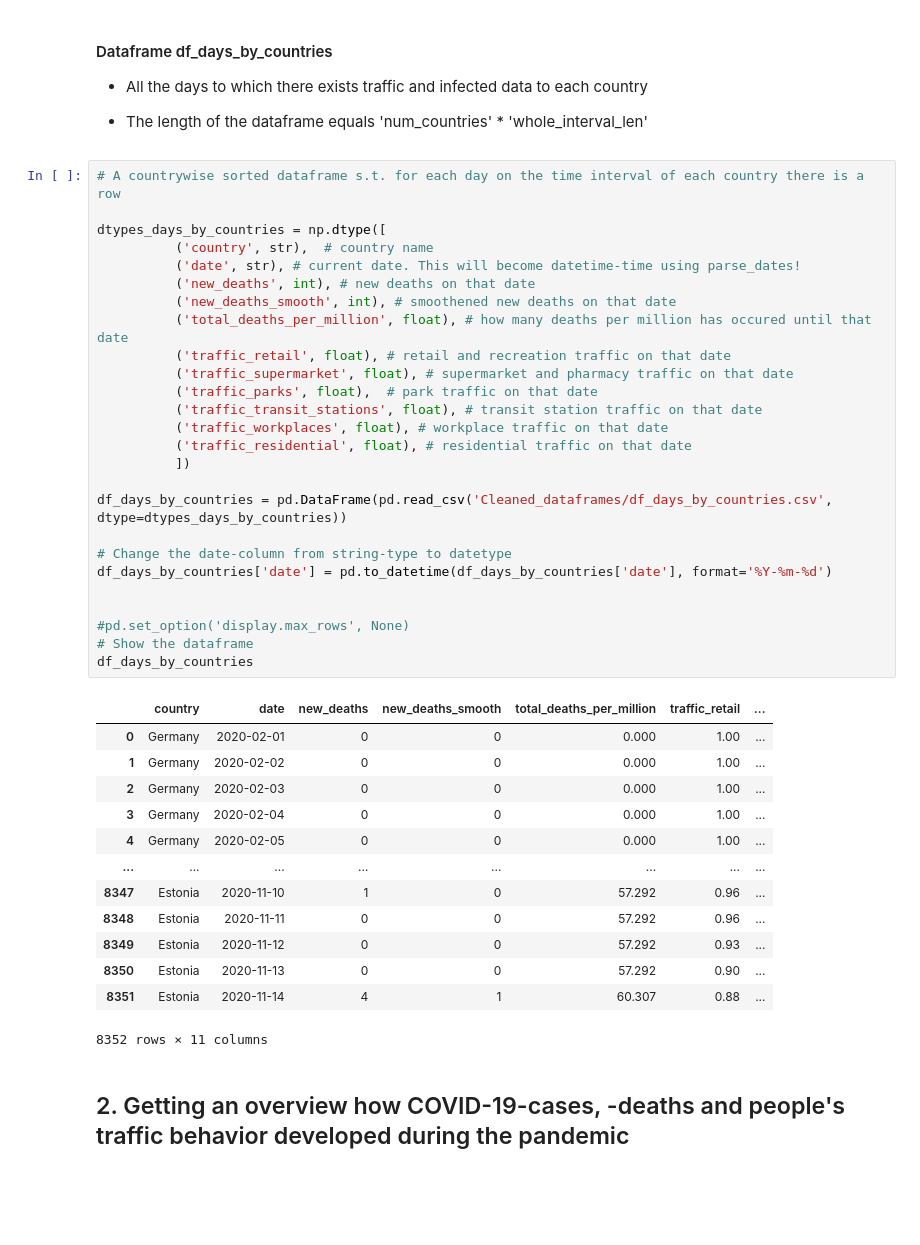
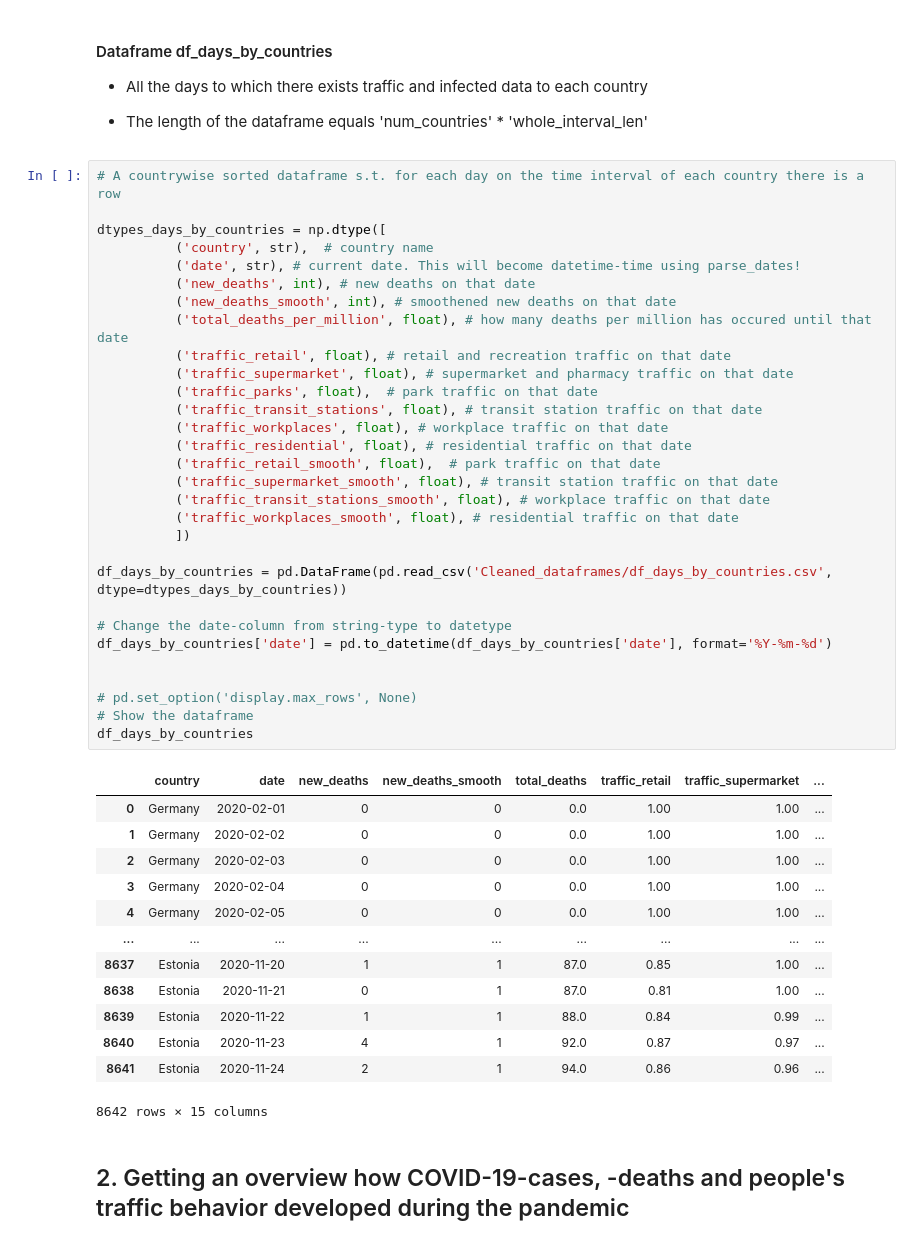
Before and after one commit to tommi-grohn/Corona_Bayesian, a Jupyter notebook: Project_Corona.ipynb, the cells around one changed output. Cells and saved outputs as stored; diff of their text form; blank space fills up the shorter version.

```diff
--- a/Project_Corona.ipynb
+++ b/Project_Corona.ipynb
@@ -196,43 +196,47 @@ df_countries
 # %%
 # A countrywise sorted dataframe s.t. for each day on the time interval of each country there is a row
 
 dtypes_days_by_countries = np.dtype([
           ('country', str),  # country name
           ('date', str), # current date. This will become datetime-time using parse_dates!
           ('new_deaths', int), # new deaths on that date
           ('new_deaths_smooth', int), # smoothened new deaths on that date
           ('total_deaths_per_million', float), # how many deaths per million has occured until that date
           ('traffic_retail', float), # retail and recreation traffic on that date
           ('traffic_supermarket', float), # supermarket and pharmacy traffic on that date
           ('traffic_parks', float),  # park traffic on that date
           ('traffic_transit_stations', float), # transit station traffic on that date
           ('traffic_workplaces', float), # workplace traffic on that date
           ('traffic_residential', float), # residential traffic on that date
+          ('traffic_retail_smooth', float),  # park traffic on that date
+          ('traffic_supermarket_smooth', float), # transit station traffic on that date
+          ('traffic_transit_stations_smooth', float), # workplace traffic on that date
+          ('traffic_workplaces_smooth', float), # residential traffic on that date
           ])
 
 df_days_by_countries = pd.DataFrame(pd.read_csv('Cleaned_dataframes/df_days_by_countries.csv', dtype=dtypes_days_by_countries))
 
 # Change the date-column from string-type to datetype
 df_days_by_countries['date'] = pd.to_datetime(df_days_by_countries['date'], format='%Y-%m-%d')
 
 
-#pd.set_option('display.max_rows', None)
+# pd.set_option('display.max_rows', None)
 # Show the dataframe
 df_days_by_countries
 # %% [output]
-|  | country | date | new_deaths | new_deaths_smooth | total_deaths_per_million | traffic_retail | ... |
-| 0 | Germany | 2020-02-01 | 0 | 0 | 0.000 | 1.00 | ... |
-| 1 | Germany | 2020-02-02 | 0 | 0 | 0.000 | 1.00 | ... |
-| 2 | Germany | 2020-02-03 | 0 | 0 | 0.000 | 1.00 | ... |
-| 3 | Germany | 2020-02-04 | 0 | 0 | 0.000 | 1.00 | ... |
-| 4 | Germany | 2020-02-05 | 0 | 0 | 0.000 | 1.00 | ... |
-| ... | ... | ... | ... | ... | ... | ... | ... |
-| 8347 | Estonia | 2020-11-10 | 1 | 0 | 57.292 | 0.96 | ... |
-| 8348 | Estonia | 2020-11-11 | 0 | 0 | 57.292 | 0.96 | ... |
-| 8349 | Estonia | 2020-11-12 | 0 | 0 | 57.292 | 0.93 | ... |
-| 8350 | Estonia | 2020-11-13 | 0 | 0 | 57.292 | 0.90 | ... |
-| 8351 | Estonia | 2020-11-14 | 4 | 1 | 60.307 | 0.88 | ... |
+|  | country | date | new_deaths | new_deaths_smooth | total_deaths | traffic_retail | traffic_supermarket | ... |
+| 0 | Germany | 2020-02-01 | 0 | 0 | 0.0 | 1.00 | 1.00 | ... |
+| 1 | Germany | 2020-02-02 | 0 | 0 | 0.0 | 1.00 | 1.00 | ... |
+| 2 | Germany | 2020-02-03 | 0 | 0 | 0.0 | 1.00 | 1.00 | ... |
+| 3 | Germany | 2020-02-04 | 0 | 0 | 0.0 | 1.00 | 1.00 | ... |
+| 4 | Germany | 2020-02-05 | 0 | 0 | 0.0 | 1.00 | 1.00 | ... |
+| ... | ... | ... | ... | ... | ... | ... | ... | ... |
+| 8637 | Estonia | 2020-11-20 | 1 | 1 | 87.0 | 0.85 | 1.00 | ... |
+| 8638 | Estonia | 2020-11-21 | 0 | 1 | 87.0 | 0.81 | 1.00 | ... |
+| 8639 | Estonia | 2020-11-22 | 1 | 1 | 88.0 | 0.84 | 0.99 | ... |
+| 8640 | Estonia | 2020-11-23 | 4 | 1 | 92.0 | 0.87 | 0.97 | ... |
+| 8641 | Estonia | 2020-11-24 | 2 | 1 | 94.0 | 0.86 | 0.96 | ... |
-8352 rows × 11 columns
+8642 rows × 15 columns
 # %% [markdown]
 ## 2. Getting an overview how COVID-19-cases, -deaths and people's traffic behavior developed during the pandemic
 # %% [markdown]
```
Also changed, not shown: parts of 21 cells of this notebook, 2 other files.
